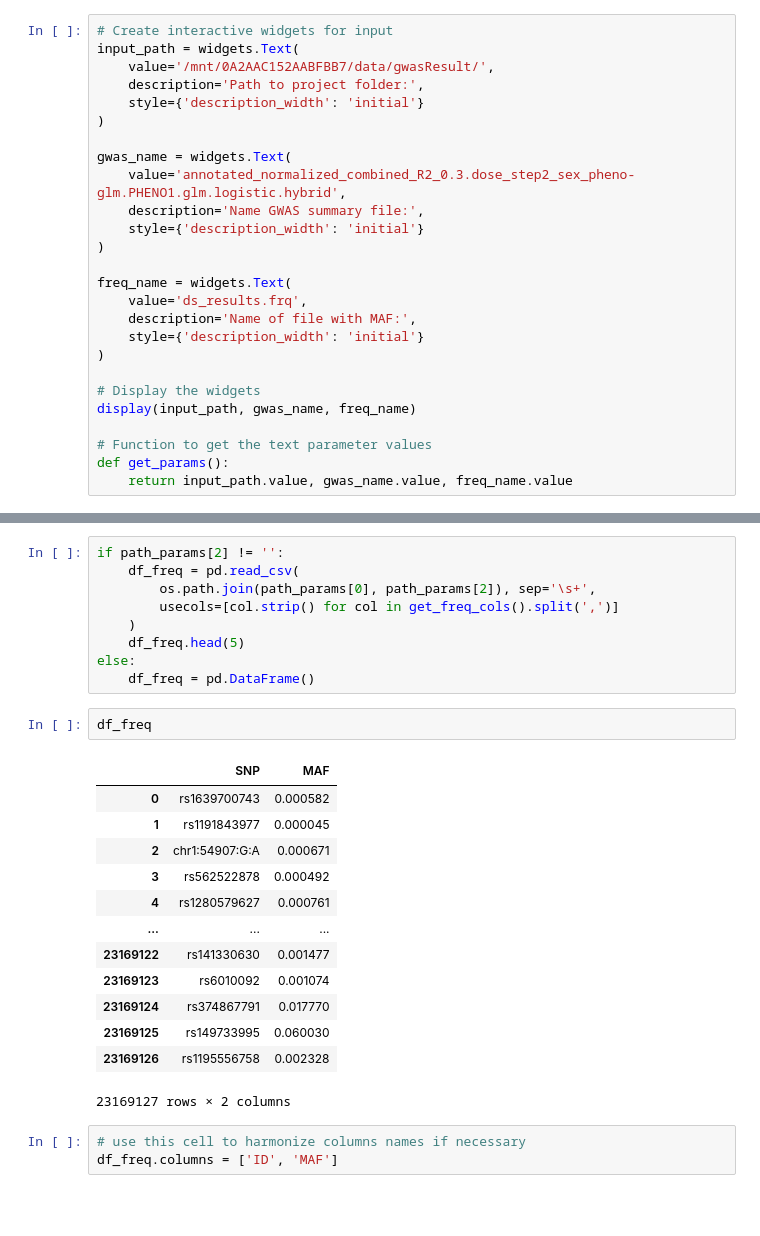
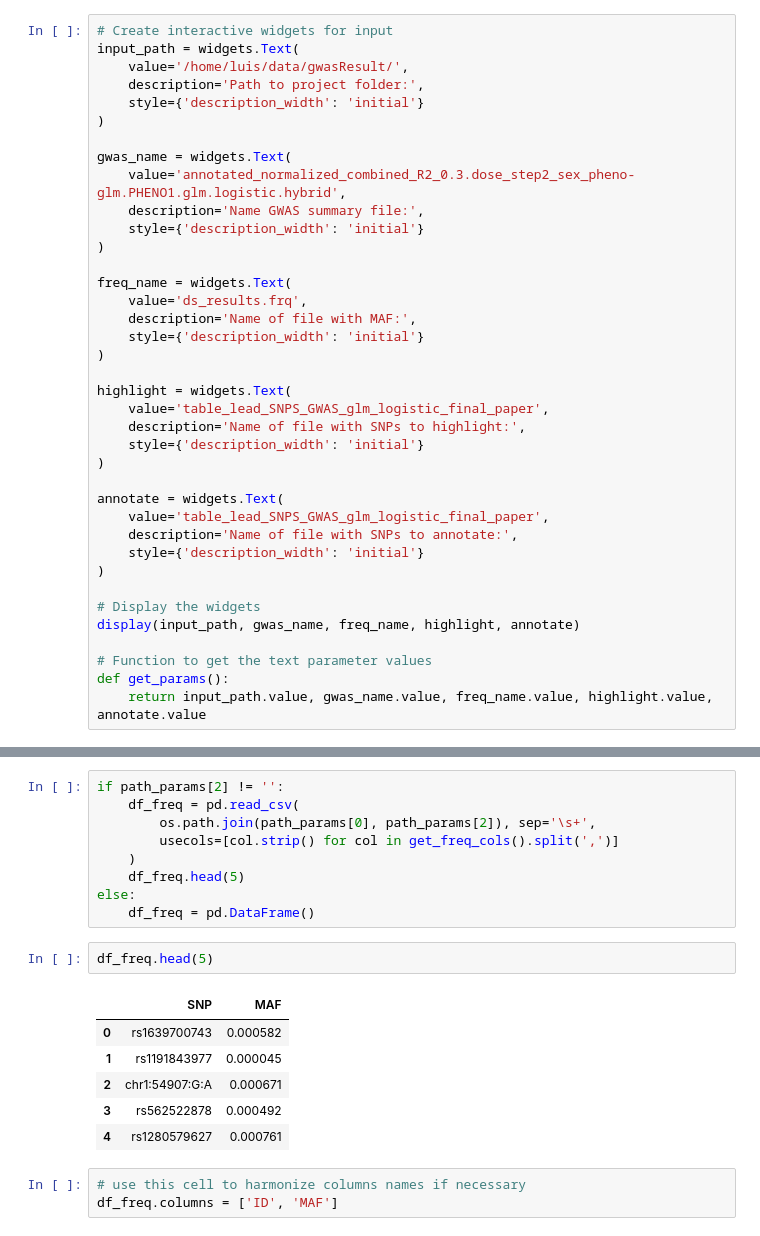
Before and after one commit to cge-tubingens/IDEAL-GENOM, a Jupyter notebook: notebooks/trumpet.ipynb, the cells around one changed output, grey strips where cells are left out. Drawn from its saved outputs; the diff is of its cells as text; blank space fills up the shorter version.

```diff
--- a/notebooks/trumpet.ipynb
+++ b/notebooks/trumpet.ipynb
@@ -24,7 +24,7 @@ If the **GWAS** file already contains MAF the `freq_name` field can be left empt
 # %%
 # Create interactive widgets for input
 input_path = widgets.Text(
-    value='/mnt/0A2AAC152AABFBB7/data/gwasResult/',
+    value='/home/luis/data/gwasResult/',
     description='Path to project folder:',
     style={'description_width': 'initial'}
 )
@@ -41,10 +41,22 @@ freq_name = widgets.Text(
     style={'description_width': 'initial'}
 )
 
+highlight = widgets.Text(
+    value='table_lead_SNPS_GWAS_glm_logistic_final_paper',
+    description='Name of file with SNPs to highlight:',
+    style={'description_width': 'initial'}
+)
+
+annotate = widgets.Text(
+    value='table_lead_SNPS_GWAS_glm_logistic_final_paper',
+    description='Name of file with SNPs to annotate:',
+    style={'description_width': 'initial'}
+)
+
 # Display the widgets
-display(input_path, gwas_name, freq_name)
+display(input_path, gwas_name, freq_name, highlight, annotate)
 
 # Function to get the text parameter values
 def get_params():
-    return input_path.value, gwas_name.value, freq_name.value
+    return input_path.value, gwas_name.value, freq_name.value, highlight.value, annotate.value
 # %% [output]
@@ -111,21 +129,14 @@ if path_params[2] != '':
 else:
     df_freq = pd.DataFrame()
 # %%
-df_freq
+df_freq.head(5)
 # %% [output]
 |  | SNP | MAF |
 | 0 | rs1639700743 | 0.000582 |
 | 1 | rs1191843977 | 0.000045 |
 | 2 | chr1:54907:G:A | 0.000671 |
 | 3 | rs562522878 | 0.000492 |
 | 4 | rs1280579627 | 0.000761 |
-| ... | ... | ... |
-| 23169122 | rs141330630 | 0.001477 |
-| 23169123 | rs6010092 | 0.001074 |
-| 23169124 | rs374867791 | 0.017770 |
-| 23169125 | rs149733995 | 0.060030 |
-| 23169126 | rs1195556758 | 0.002328 |
-23169127 rows × 2 columns
 # %%
 # use this cell to harmonize columns names if necessary
 df_freq.columns = ['ID', 'MAF']
```
Also changed, not shown: parts of 6 cells of this notebook.
